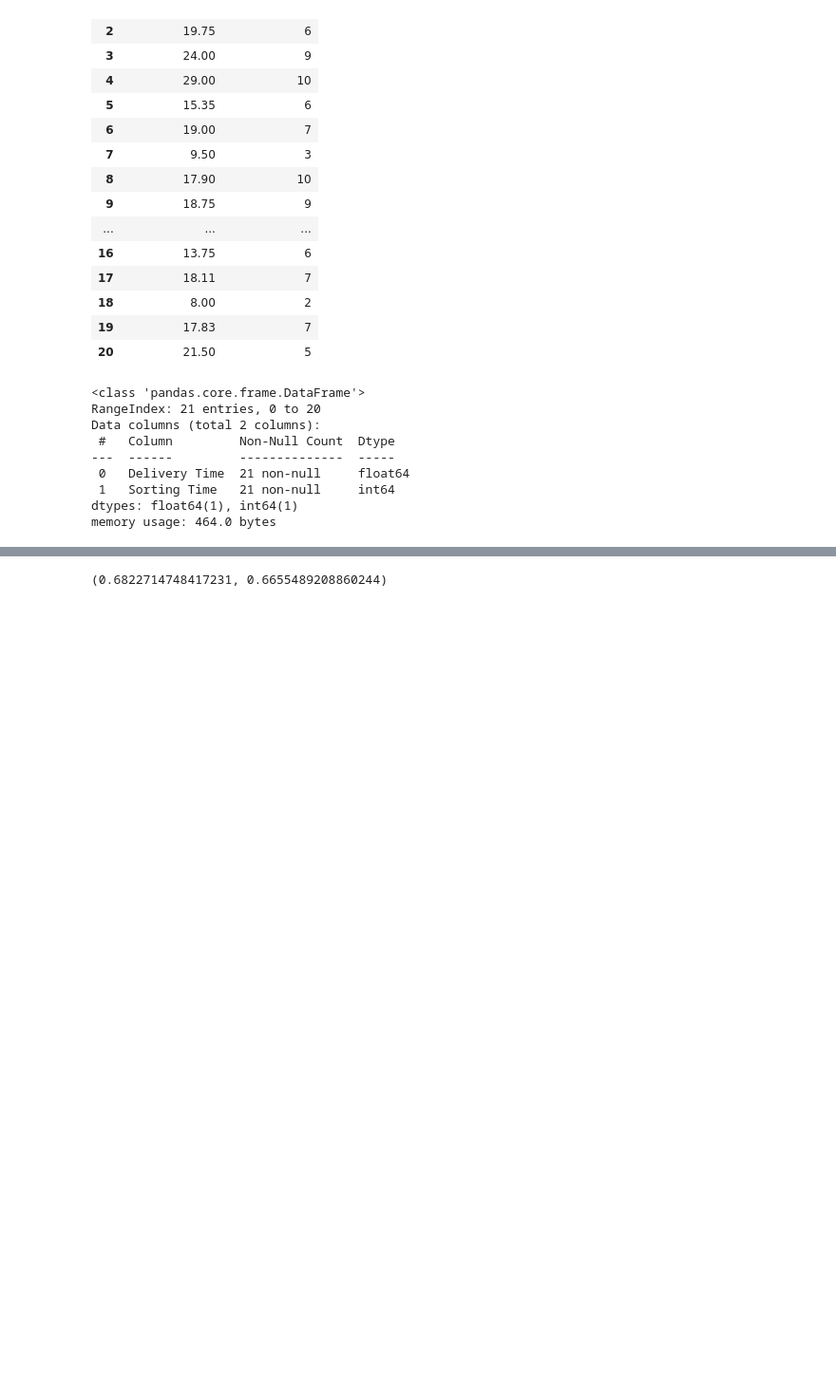
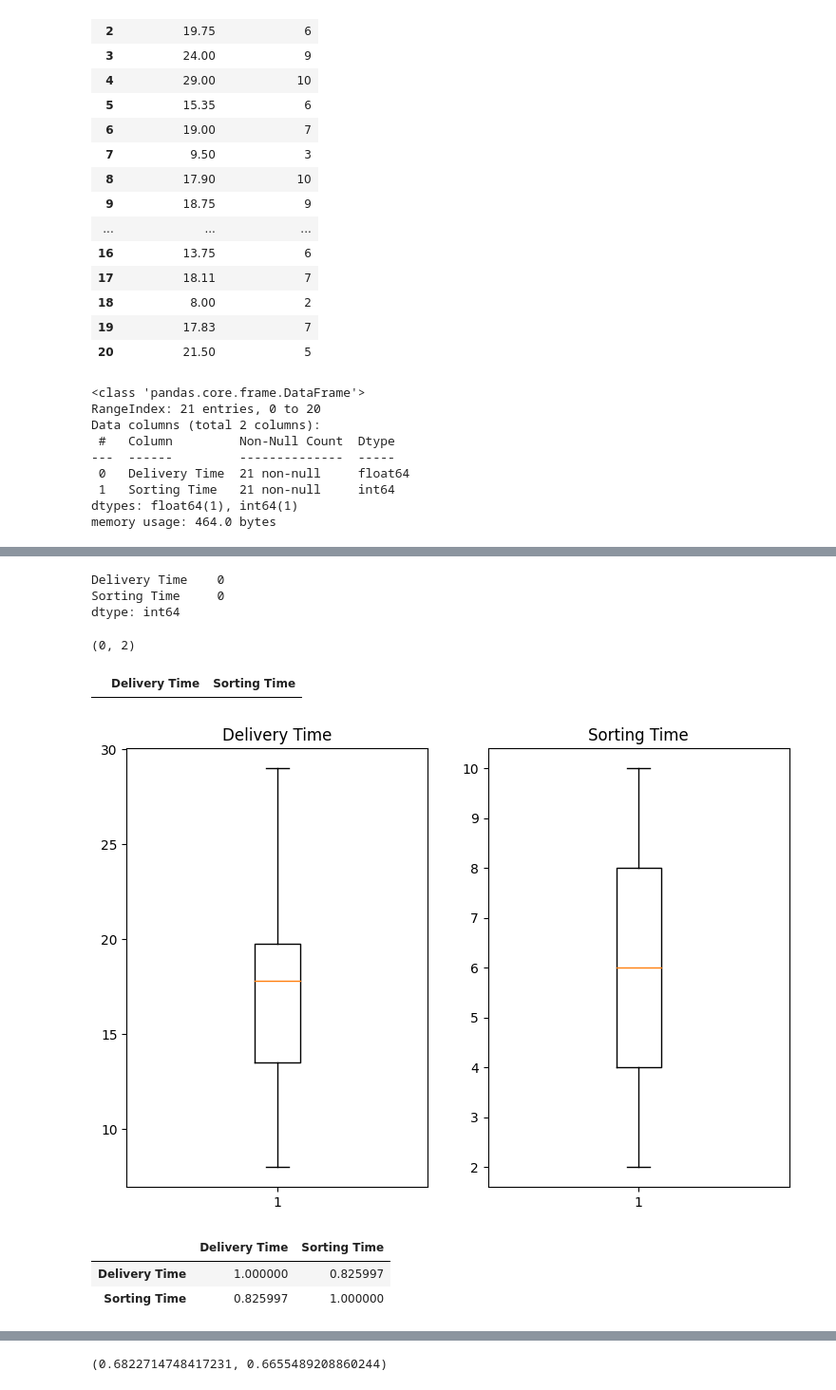
Before and after one commit to YashshwiniThakkar/YashshwiniThakkar, a Jupyter notebook: 4,5,6_Regression_Assignment.ipynb, the cells around one changed output, grey strips where cells are left out. Shown at 95% size. Saved outputs shown, nothing was run; the diff lists cells and outputs as text; code cells hidden in the pictures; blank space fills up the shorter version.

```diff
--- a/4,5,6_Regression_Assignment.ipynb
+++ b/4,5,6_Regression_Assignment.ipynb
@@ -54,0 +63,31 @@ sns.distplot(dataset['Sorting Time'])
+# %%
+df.isnull().sum()
+# %% [output]
+Delivery Time    0
+Sorting Time     0
+dtype: int64
+# %%
+df[df.duplicated()].shape
+# %% [output]
+(0, 2)
+# %%
+df[df.duplicated()]
+# %% [output]
+|  | Delivery Time | Sorting Time |
+# %%
+plt.subplots(figsize = (9,6))
+plt.subplot(121)
+plt.boxplot(df['Delivery Time'])
+plt.title('Delivery Time')
+plt.subplot(122)
+plt.boxplot(df['Sorting Time'])
+plt.title('Sorting Time')
+plt.show()
+# %% [output]
+[figure, added]
+# %%
+df.corr()
+# %% [output]
+|  | Delivery Time | Sorting Time |
+| Delivery Time | 1.000000 | 0.825997 |
+| Sorting Time | 0.825997 | 1.000000 |
```
Also changed, not shown: parts of 62 cells of this notebook.
